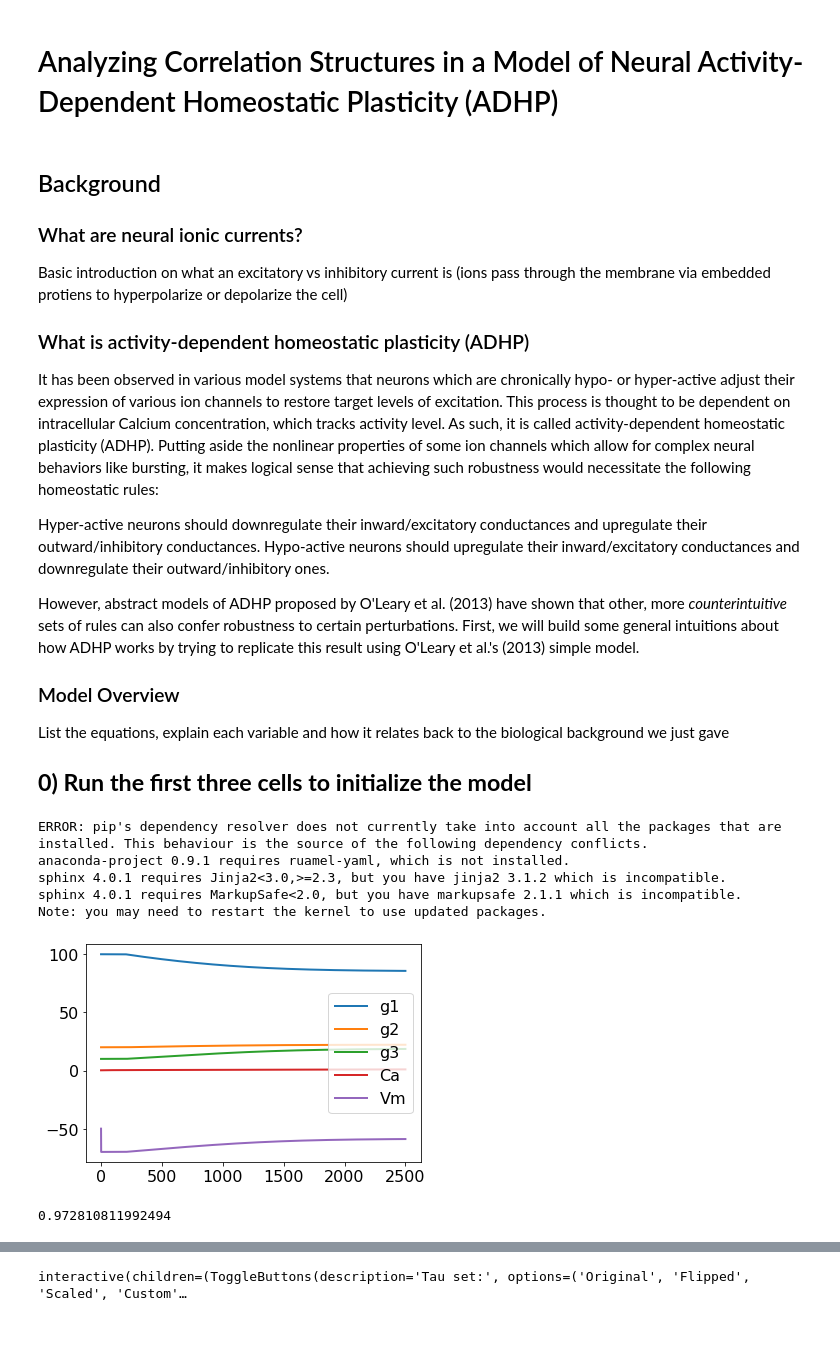
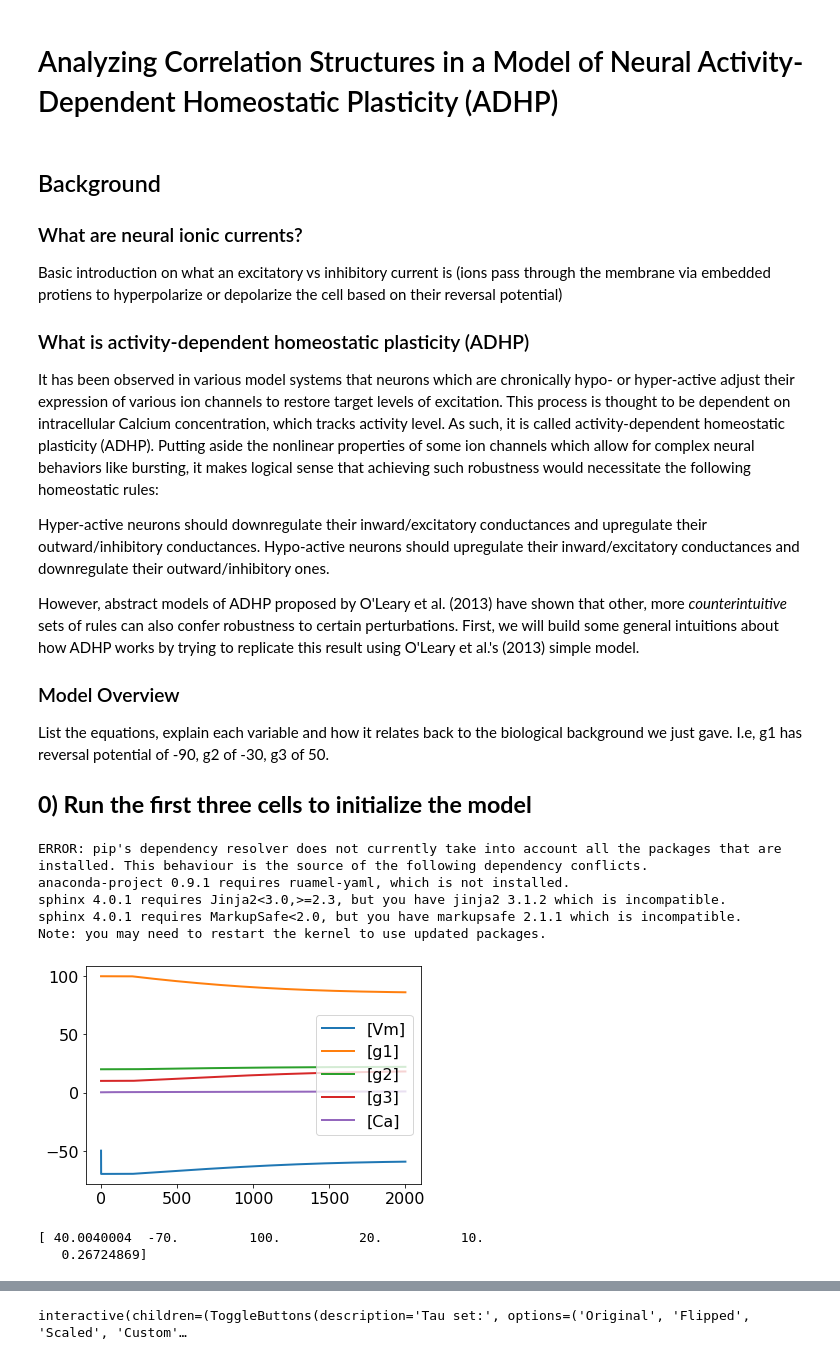
Before and after one commit to gwaldow/ADHPFinalProject, a Jupyter notebook: ADHPProject.ipynb, the cells around one changed output, grey strips where cells are left out. Drawn from its saved outputs; the diff is of its cells as text; code cells hidden in the pictures; blank space fills up the shorter version.

```diff
--- a/ADHPProject.ipynb
+++ b/ADHPProject.ipynb
@@ -3,7 +3,7 @@
 # %% [markdown]
 ## Background
 ### What are neural ionic currents?
-Basic introduction on what an excitatory vs inhibitory current is (ions pass through the membrane via embedded protiens to hyperpolarize or depolarize the cell)
+Basic introduction on what an excitatory vs inhibitory current is (ions pass through the membrane via embedded protiens to hyperpolarize or depolarize the cell based on their reversal potential)
 
 ### What is activity-dependent homeostatic plasticity (ADHP)
 It has been observed in various model systems that neurons which are chronically hypo- or hyper-active adjust their expression of various ion channels to restore target levels of excitation. This process is thought to be dependent on intracellular Calcium concentration, which tracks activity level. As such, it is called activity-dependent homeostatic plasticity (ADHP). Putting aside the nonlinear properties of some ion channels which allow for complex neural behaviors like bursting, it makes logical sense that achieving such robustness would necessitate the following homeostatic rules:
@@ -13,7 +13,7 @@ Hyper-active neurons should downregulate their inward/excitatory conductances an
 However, abstract models of ADHP proposed by O'Leary et al. (2013) have shown that other, more *counterintuitive* sets of rules can also confer robustness to certain perturbations. First, we will build some general intuitions about how ADHP works by trying to replicate this result using O'Leary et al.'s (2013) simple model.
 
 ### Model Overview
-List the equations, explain each variable and how it relates back to the biological background we just gave
+List the equations, explain each variable and how it relates back to the biological background we just gave. I.e, g1 has reversal potential of -90, g2 of -30, g3 of 50.
 
 
 ## **0) Run the first three cells to initialize the model**
@@ -38,37 +38,38 @@ Note: you may need to restart the kernel to use updated packages.
 ADHPmodel = '''
 R1: -> Vm ; (g1*(E1-Vm) + g2*(E2-Vm) + g3*(E3-Vm)) / Cm
 R2: -> Ca ; (A*(e^(b*Vm)) - Ca) / TauCa
 R3: -> g1 ; x3                         # Defining another variable here so that we can pass a transient where HP is off then turn it on
 R4: -> g2 ; x4
 R5: -> g3 ; x5
 
 x3:= piecewise(0, time<200, g1*(Ca - Ct) / Tau1)  # transient of 200s
 x4:= piecewise(0, time<200, g2*(Ca - Ct) / Tau2)
 x5:= piecewise(0, time<200, g3*(Ca - Ct) / Tau3)
 
 e = 2.7182818284                       # Euler's number
 
 g1 = 100; g2 = 20; g3 = 10;            # conductances uS/nF
 E1 = -90; E2 = -30; E3 = 50;           # corresponding reversal potentials
 A = 109.2                              # uM (from experimental fitting)
 b = .08                                # mV^-1 (from experimental fitting)
 Ca = 0.2;                              # calcium concentration
 Vm = -50;                              # membrane potential
 Ct = 1;                                # (uM) target
 Cm = 1;                                # Membrane capacitance
 Tau1 = 4000;
 Tau2 = -6000;
 Tau3 = -1000;
 TauCa = 100;                           #ms
 '''
 
 r = te.loada(ADHPmodel)
-r.simulate(0,2500,10000,['time','g1','g2','g3','Ca','Vm'])
+result = r.simulate(0,2000,10000)
 r.plot()
-print(r.Ca)
+print(result[200,:])
 # %% [output]
-[figure, old version]
+[figure, new version]
-0.972810811992494
+[ 40.0040004  -70.         100.          20.          10.
+   0.26724869]
 # %%
 Tauoptions = widgets.ToggleButtons(
     options=['Original', 'Flipped', 'Scaled','Custom'],
```
Also changed, not shown: parts of 3 cells of this notebook.
